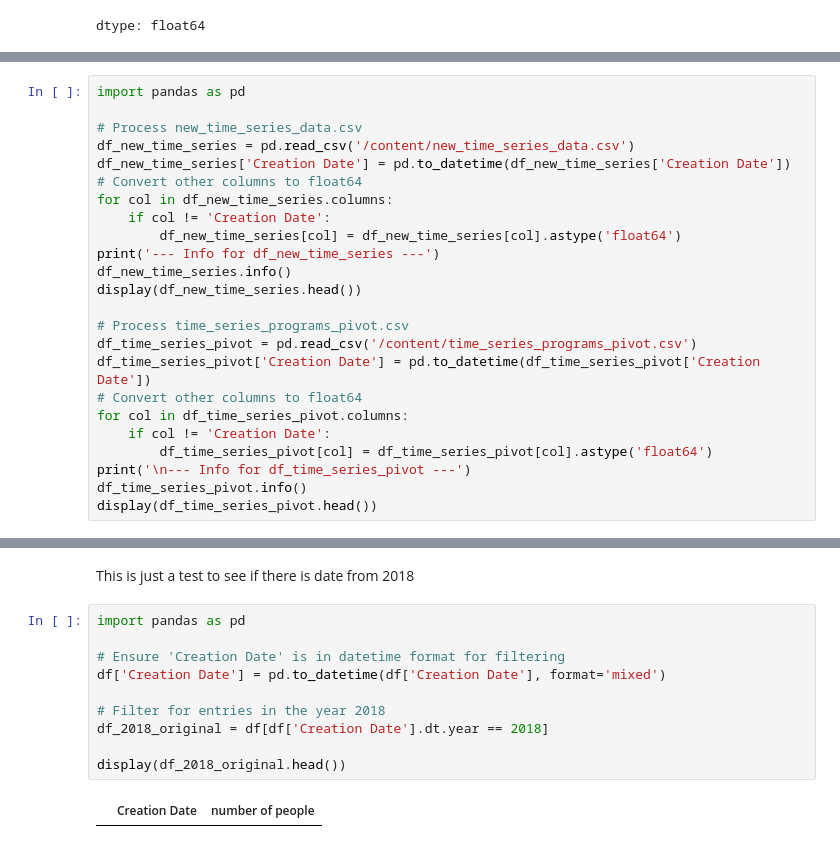
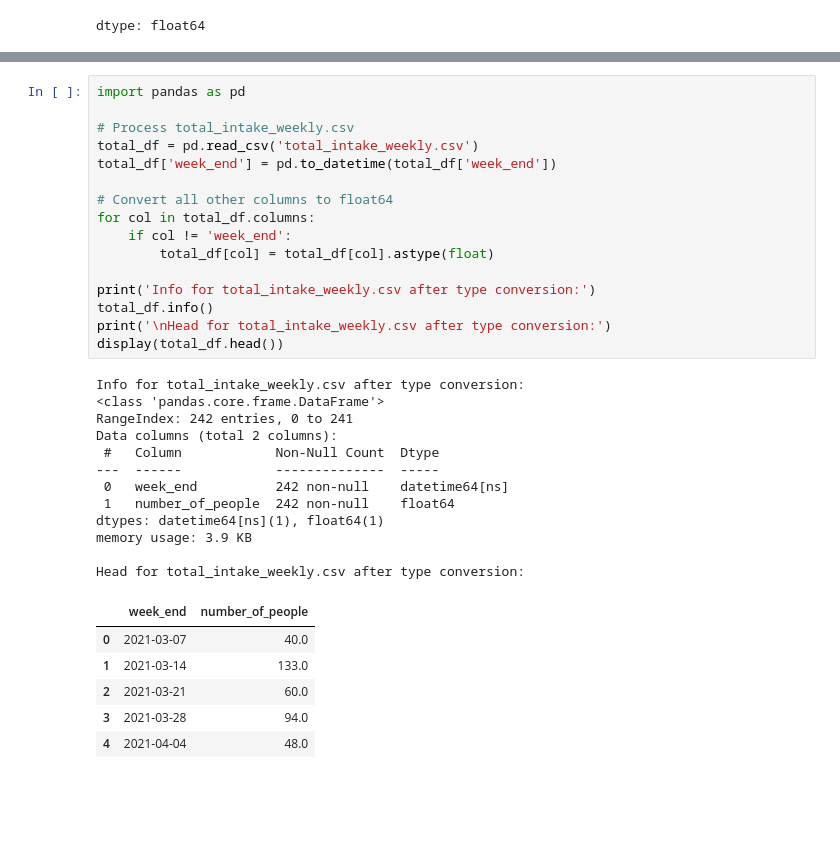
Before and after one commit to pheaktralean/ConcordIA, a Jupyter notebook: economy_n_text_indices_forcasting/notebook/Data_Cleaning_Process_Jimmy_Data.ipynb, the cells around one changed output, grey strips where cells are left out. Saved outputs shown, nothing was run; the diff lists cells and outputs as text; blank space fills up the shorter version.

```diff
--- a/economy_n_text_indices_forcasting/notebook/Data_Cleaning_Process_Jimmy_Data.ipynb
+++ b/economy_n_text_indices_forcasting/notebook/Data_Cleaning_Process_Jimmy_Data.ipynb
@@ -320,24 +297,0 @@ memory usage: 22.1+ KB
-# %%
-import pandas as pd
-
-# Process new_time_series_data.csv
-df_new_time_series = pd.read_csv('/content/new_time_series_data.csv')
-df_new_time_series['Creation Date'] = pd.to_datetime(df_new_time_series['Creation Date'])
-# Convert other columns to float64
-for col in df_new_time_series.columns:
-    if col != 'Creation Date':
-        df_new_time_series[col] = df_new_time_series[col].astype('float64')
-print('--- Info for df_new_time_series ---')
-df_new_time_series.info()
-display(df_new_time_series.head())
-
-# Process time_series_programs_pivot.csv
-df_time_series_pivot = pd.read_csv('/content/time_series_programs_pivot.csv')
-df_time_series_pivot['Creation Date'] = pd.to_datetime(df_time_series_pivot['Creation Date'])
-# Convert other columns to float64
-for col in df_time_series_pivot.columns:
-    if col != 'Creation Date':
-        df_time_series_pivot[col] = df_time_series_pivot[col].astype('float64')
-print('\n--- Info for df_time_series_pivot ---')
-df_time_series_pivot.info()
-display(df_time_series_pivot.head())
@@ -473,14 +298,35 @@ Saved weekly_time_series_programs_pivot.csv
-# %% [markdown]
-This is just a test to see if there is date from 2018
-# %%
-import pandas as pd
-
-# Ensure 'Creation Date' is in datetime format for filtering
-df['Creation Date'] = pd.to_datetime(df['Creation Date'], format='mixed')
-
-# Filter for entries in the year 2018
-df_2018_original = df[df['Creation Date'].dt.year == 2018]
-
-display(df_2018_original.head())
-# %% [output]
-|  | Creation Date | number of people |
+# %%
+import pandas as pd
+
+# Process total_intake_weekly.csv
+total_df = pd.read_csv('total_intake_weekly.csv')
+total_df['week_end'] = pd.to_datetime(total_df['week_end'])
+
+# Convert all other columns to float64
+for col in total_df.columns:
+    if col != 'week_end':
+        total_df[col] = total_df[col].astype(float)
+
+print('Info for total_intake_weekly.csv after type conversion:')
+total_df.info()
+print('\nHead for total_intake_weekly.csv after type conversion:')
+display(total_df.head())
+# %% [output]
+Info for total_intake_weekly.csv after type conversion:
+<class 'pandas.core.frame.DataFrame'>
+RangeIndex: 242 entries, 0 to 241
+Data columns (total 2 columns):
+ #   Column            Non-Null Count  Dtype
+---  ------            --------------  -----
+ 0   week_end          242 non-null    datetime64[ns]
+ 1   number_of_people  242 non-null    float64
+dtypes: datetime64[ns](1), float64(1)
+memory usage: 3.9 KB
+
+Head for total_intake_weekly.csv after type conversion:
+|  | week_end | number_of_people |
+| 0 | 2021-03-07 | 40.0 |
+| 1 | 2021-03-14 | 133.0 |
+| 2 | 2021-03-21 | 60.0 |
+| 3 | 2021-03-28 | 94.0 |
+| 4 | 2021-04-04 | 48.0 |
```
Also changed, not shown: parts of 15 cells of this notebook, 1 other file.
